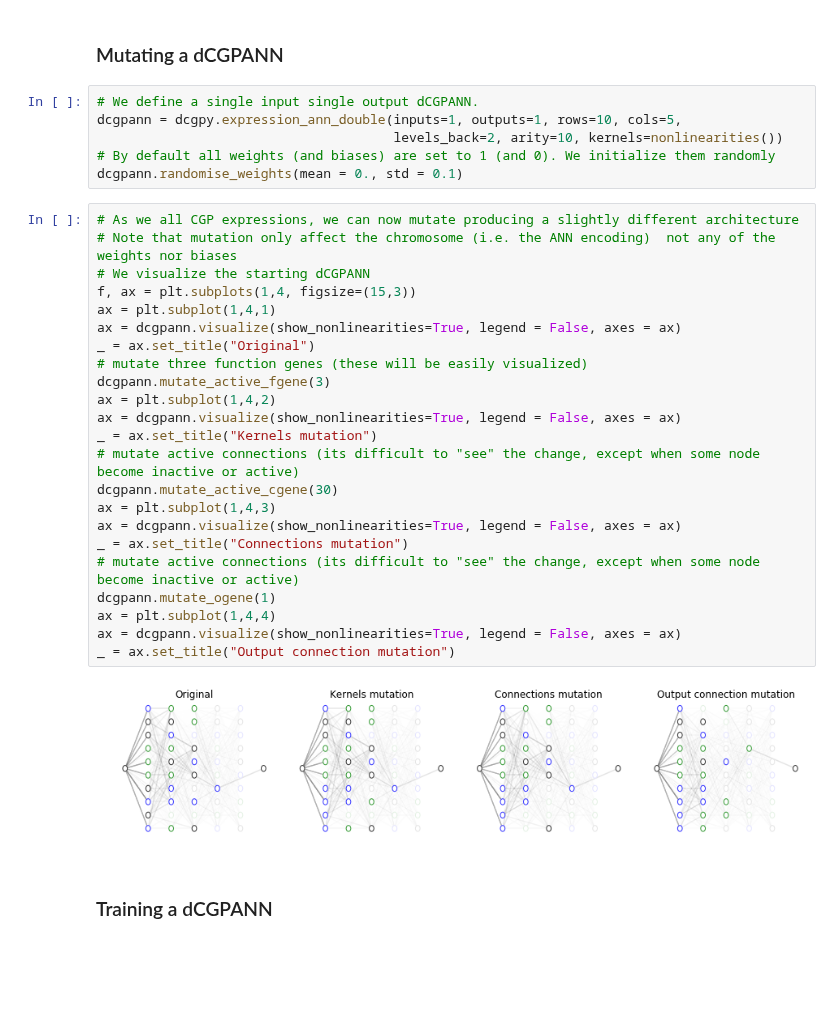
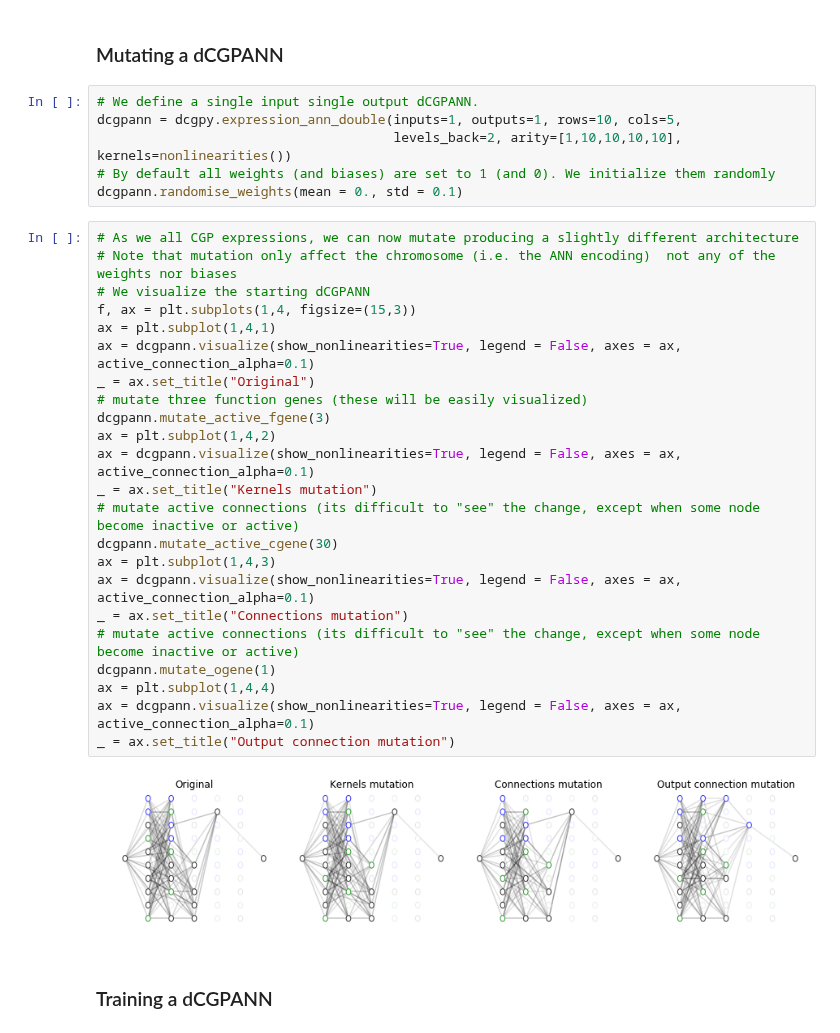
Before and after one commit to darioizzo/dcgp, a Jupyter notebook: doc/sphinx/notebooks/dCGPANN.ipynb, the cells around one changed output. Saved outputs shown, nothing was run; the diff lists cells and outputs as text; blank space fills up the shorter version.

```diff
--- a/doc/sphinx/notebooks/dCGPANN.ipynb
+++ b/doc/sphinx/notebooks/dCGPANN.ipynb
@@ -50,34 +50,34 @@ Value in ['x', 'y']  is ReLu(b88+w88_0*sig(b64+w64_0*tanh(b24+w24_0*x+w24_1*tanh
 # %%
 # We define a single input single output dCGPANN.
 dcgpann = dcgpy.expression_ann_double(inputs=1, outputs=1, rows=10, cols=5,
-                                      levels_back=2, arity=10, kernels=nonlinearities())
+                                      levels_back=2, arity=[1,10,10,10,10], kernels=nonlinearities())
 # By default all weights (and biases) are set to 1 (and 0). We initialize them randomly
 dcgpann.randomise_weights(mean = 0., std = 0.1)
 # %%
 # As we all CGP expressions, we can now mutate producing a slightly different architecture
 # Note that mutation only affect the chromosome (i.e. the ANN encoding)  not any of the weights nor biases
 # We visualize the starting dCGPANN
 f, ax = plt.subplots(1,4, figsize=(15,3))
 ax = plt.subplot(1,4,1)
-ax = dcgpann.visualize(show_nonlinearities=True, legend = False, axes = ax)
+ax = dcgpann.visualize(show_nonlinearities=True, legend = False, axes = ax,  active_connection_alpha=0.1)
 _ = ax.set_title("Original")
 # mutate three function genes (these will be easily visualized)
 dcgpann.mutate_active_fgene(3)
 ax = plt.subplot(1,4,2)
-ax = dcgpann.visualize(show_nonlinearities=True, legend = False, axes = ax)
+ax = dcgpann.visualize(show_nonlinearities=True, legend = False, axes = ax,  active_connection_alpha=0.1)
 _ = ax.set_title("Kernels mutation")
 # mutate active connections (its difficult to "see" the change, except when some node become inactive or active)
 dcgpann.mutate_active_cgene(30)
 ax = plt.subplot(1,4,3)
-ax = dcgpann.visualize(show_nonlinearities=True, legend = False, axes = ax)
+ax = dcgpann.visualize(show_nonlinearities=True, legend = False, axes = ax,  active_connection_alpha=0.1)
 _ = ax.set_title("Connections mutation")
 # mutate active connections (its difficult to "see" the change, except when some node become inactive or active)
 dcgpann.mutate_ogene(1)
 ax = plt.subplot(1,4,4)
-ax = dcgpann.visualize(show_nonlinearities=True, legend = False, axes = ax)
+ax = dcgpann.visualize(show_nonlinearities=True, legend = False, axes = ax,  active_connection_alpha=0.1)
 _ = ax.set_title("Output connection mutation")
 # %% [output]
-[figure, old version]
+[figure, new version]
 # %% [markdown]
 ### Training a dCGPANN
 # %%
```
Also changed, not shown: parts of 6 cells of this notebook, 10 other files.
